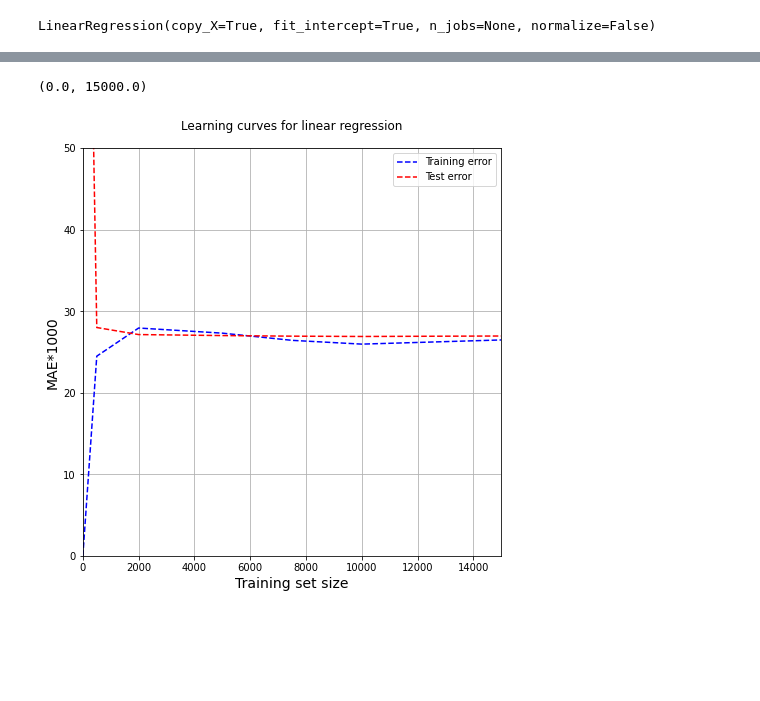
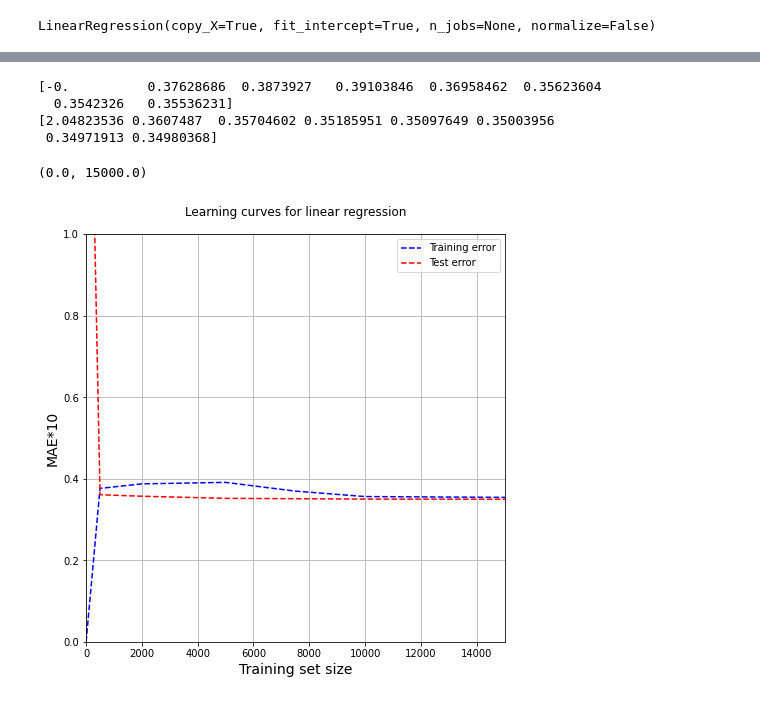
Before and after one commit to SerRichard/powerliftingrepo, a Jupyter notebook: Predicting lifts[Regression Comp].ipynb, the cells around one changed output, grey strips where cells are left out. Saved outputs shown, nothing was run; the diff lists cells and outputs as text; code cells hidden in the pictures; blank space fills up the shorter version.

```diff
--- a/Predicting lifts[Regression Comp].ipynb
+++ b/Predicting lifts[Regression Comp].ipynb
@@ -43,7 +43,7 @@ data = data.drop(columns=['Name', 'AgeClass', 'Division',
                           'Date', 'IPFPoints', 'TotalKg', 'Squat1Kg',
                           'Squat2Kg', 'Squat3Kg','Bench1Kg', 'Bench2Kg',
                           'Bench3Kg', 'Deadlift1Kg', 'Deadlift2Kg',
-                          'Deadlift3Kg', 'McCulloch', 'Glossbrenner',
+                          'Deadlift3Kg', 'McCulloch', 'Wilks',
                           'WeightClassKg'])
 
 data.columns
@@ -117,7 +117,7 @@ data[['Sex', 'Age', 'Equipment', 'BodyweightKg',
 # to accurate prediction. How accurate can we get with age,
 # sex, weight, and equipment?
 
-test_data = data[[ 'Sex', 'Age', 'BodyweightKg', 'Equipment', 'Wilks']]
+test_data = data[[ 'Sex', 'Age','BodyweightKg', 'Equipment', 'Glossbrenner']]
 
 target_squat = data[['Best3SquatKg']]
 
@@ -337,21 +343,28 @@ train_sizes, train_scores, validation_scores = learning_curve(
 estimator = LinearRegression(),
 X = X,
 y = s, train_sizes = training_sizes,cv = 100,
-scoring = 'neg_mean_absolute_error')
+scoring = 'neg_root_mean_squared_error')
 
-train_scores_mean = -train_scores.mean(axis = 1)*1000
-validation_scores_mean = -validation_scores.mean(axis = 1)*1000
+train_scores_mean = -train_scores.mean(axis = 1)*10
+validation_scores_mean = -validation_scores.mean(axis = 1)*10
+print(train_scores_mean)
+print(validation_scores_mean)
+# %% [output]
+[-0.          0.37628686  0.3873927   0.39103846  0.36958462  0.35623604
+  0.3542326   0.35536231]
+[2.04823536 0.3607487  0.35704602 0.35185951 0.35097649 0.35003956
+ 0.34971913 0.34980368]
 # %%
 plt.figure(figsize=(7.5,7.5))
 plt.plot(train_sizes, train_scores_mean, 'b--', label = 'Training error')
 plt.plot(train_sizes, validation_scores_mean, 'r--', label = 'Test error')
-plt.ylabel('MAE*1000', fontsize = 14)
+plt.ylabel('MAE*10', fontsize = 14)
 plt.xlabel('Training set size', fontsize = 14)
 plt.title('Learning curves for linear regression', fontsize = 12, y = 1.03)
 plt.grid(True)
 plt.legend()
-plt.ylim(0, 50)
+plt.ylim(0, 1)
 plt.xlim(0, 15000)
 # %% [output]
 (0.0, 15000.0)
-[figure, old version]
+[figure, new version]
```
Also changed, not shown: parts of 20 cells of this notebook.
